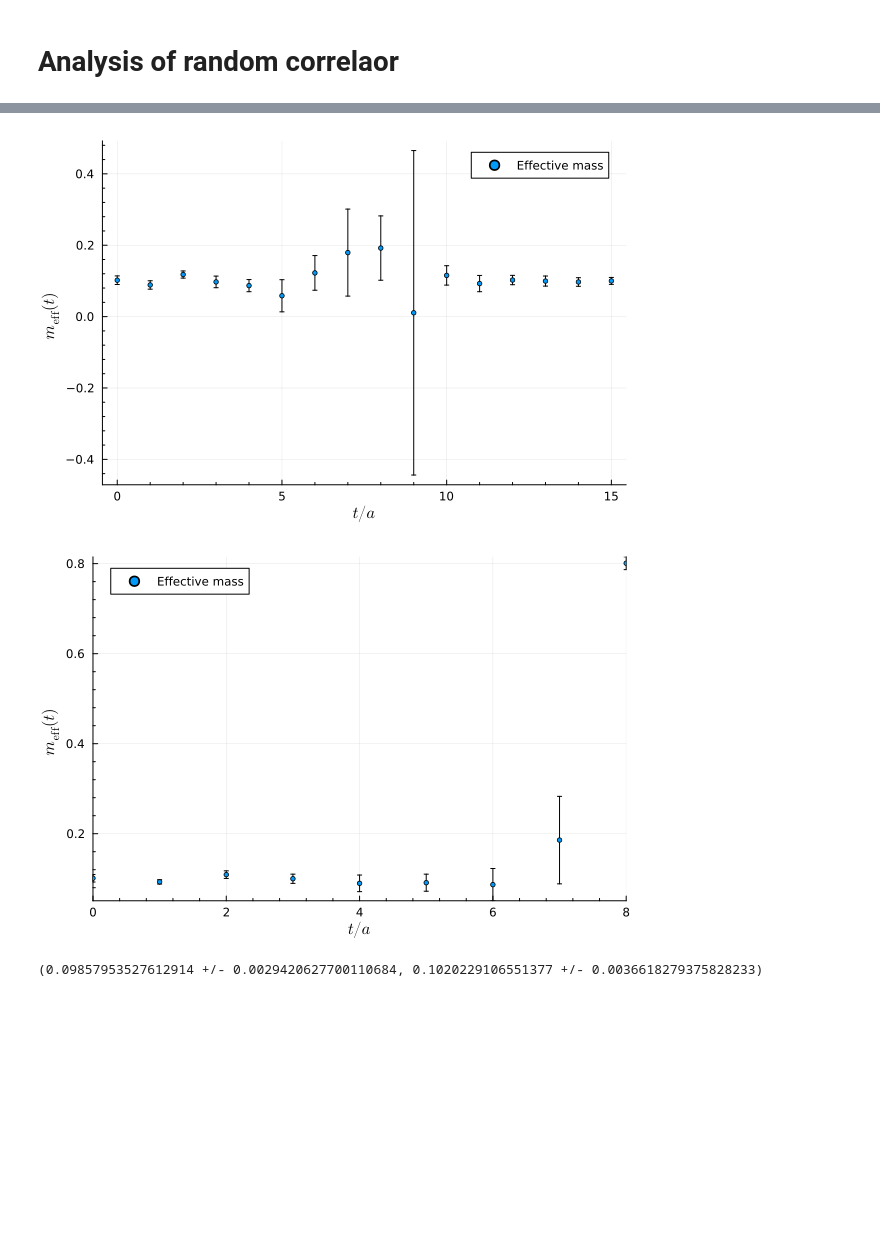
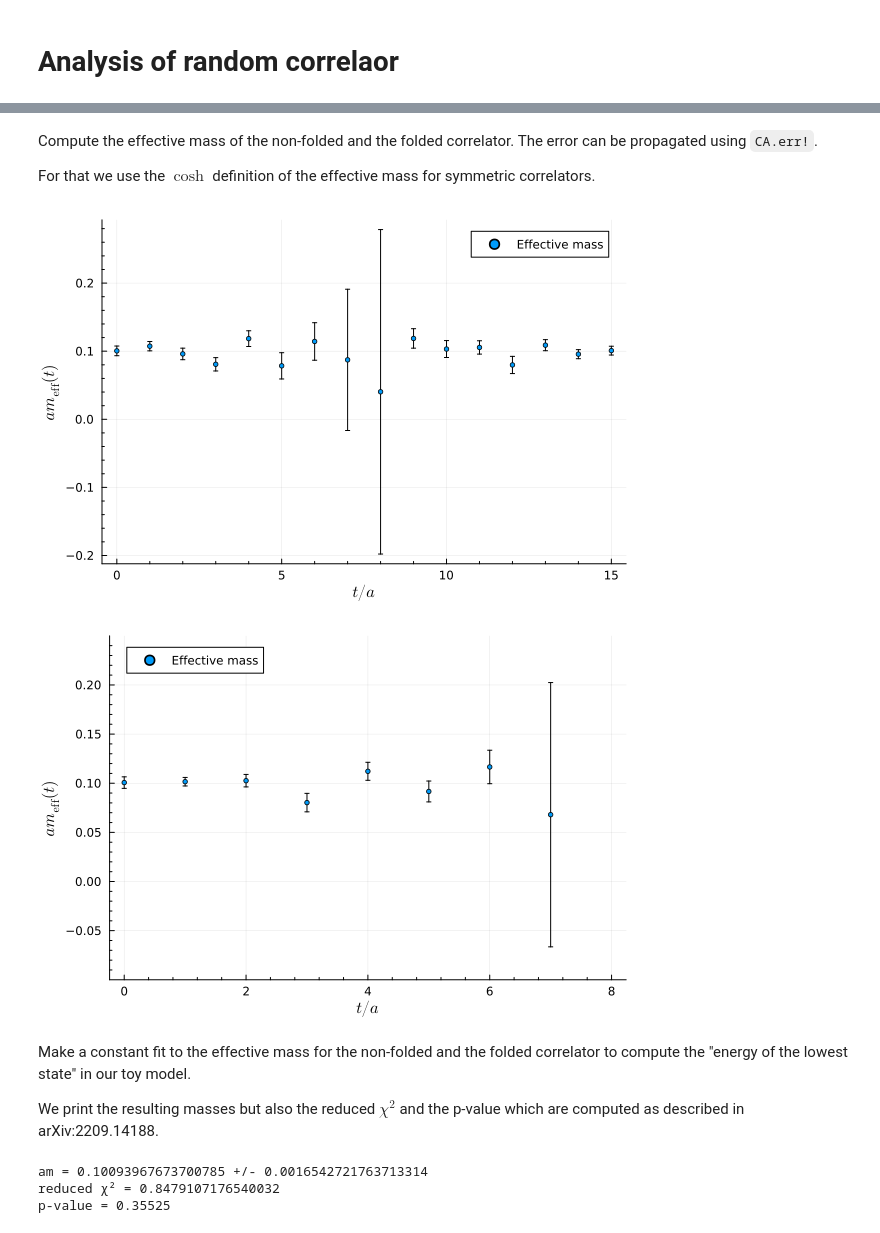
Before and after one commit to ResStump/CorrelatorAnalysis.jl, a Jupyter notebook: examples/correlator_analysis_random.ipynb, the cells around one changed output, grey strips where cells are left out. Cells and saved outputs as stored; diff of their text form; code cells hidden in the pictures; blank space fills up the shorter version.

```diff
--- a/examples/correlator_analysis_random.ipynb
+++ b/examples/correlator_analysis_random.ipynb
@@ -9,11 +11,10 @@ import CorrelatorAnalysis as CA
 # %%
-# Creat random correlator
 rng = Random.MersenneTwister(154)
-Nₜ, N_cnfg = 16, 100
+Nₜ, N_cnfg = 16, 1000
 
 τ = 4
 A_exact, m_exact = 1e-2, 0.1
-σ_rel = 0.01
+σ_rel = 0.005
 
 corr = Array{Float64}(undef, Nₜ, N_cnfg)
 for (iₜ, t) in enumerate(0:Nₜ-1)
@@ -23,6 +28,6 @@ end
 # %%
 # Correlator
-mcid = "random_100"
+mcid = "random_1000"
 Cₜ = CA.uwreal_array(corr, mcid, :auto)
 
 p = CA.plot_correlator(Cₜ)
@@ -48,30 +57,38 @@ CA.plot_autocorrelation(Cₜ[10], mcid, markersize=4)
+# %% [markdown]
+Compute the effective mass of the non-folded and the folded correlator. The error can be propagated using `CA.err!`.
+
+For that we use the $\cosh$ definition of the effective mass for symmetric correlators.
 # %%
-# Effective mass
 am_eff = CA.effective_mass(Cₜ, :cosh)
 
-p = Plots.plot()#xlim=[0, 64], ylim=[:auto, 800])
+p = Plots.plot()
 CA.plot_effective_mass!(am_eff)
 display(p)
 # %% [output]
-[figure, old version]
+[figure, new version]
 # %%
-# Effective mass of folded correlator
 am_eff_folded = CA.effective_mass(Cₜ_folded, :cosh, folded=true)
 CA.err!.(am_eff_folded)
 
-p = Plots.plot(xlim=[:auto, :auto], ylim=[:auto, :auto])
+p = Plots.plot(ylim=[-0.1, 0.25])
 CA.plot_effective_mass!(am_eff_folded)
 display(p)
 # %% [output]
-[figure, old version]
+[figure, new version]
-# %%
-# Plateau range (lattice units)
-plateau_range = [3, 13]
-plateau_range_folded = [2, 6]
-
-am = CA.fit_plateau(am_eff, plateau_range)
-am_folded = CA.fit_plateau(am_eff_folded, plateau_range_folded)
-
-CA.err!(am), CA.err!(am_folded)
-# %% [output]
-(0.09857953527612914 +/- 0.0029420627700110684, 0.1020229106551377 +/- 0.0036618279375828233)
+# %% [markdown]
+Make a constant fit to the effective mass for the non-folded and the folded correlator to compute the "energy of the lowest state" in our toy model.
+
+We print the resulting masses but also the reduced $\chi^2$ and the p-value which are computed as described in arXiv:2209.14188.
+# %%
+plateau_range = [3, 13]
+
+fit_result = CA.fit_plateau(am_eff, plateau_range)
+am = CA.err!(fit_result.param[1])
+
+@show am
+println("reduced χ² = $(fit_result.χ²_red)")
+println("p-value = $(fit_result.p_value)")
+# %% [output]
+am = 0.10093967673700785 +/- 0.0016542721763713314
+reduced χ² = 0.8479107176540032
+p-value = 0.35525
```
Also changed, not shown: parts of 14 cells of this notebook, 3 other files.
